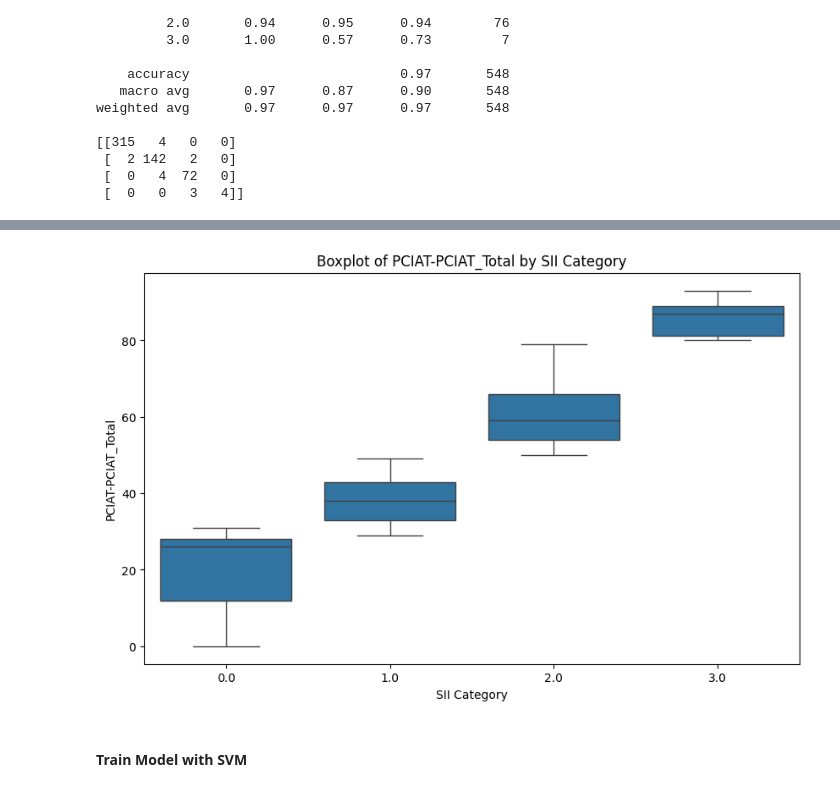
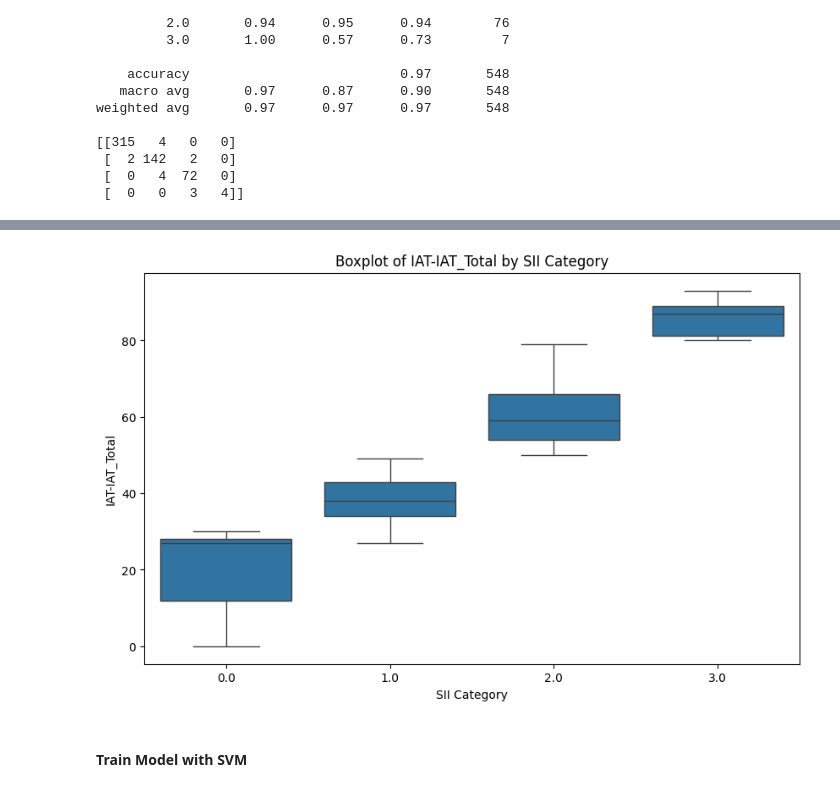
Before and after one commit to MufadhaTiohandra/skripsi, a Jupyter notebook: model.ipynb, the cells around one changed output, grey strips where cells are left out. Drawn from its saved outputs; the diff is of its cells as text; code cells hidden in the pictures.

Commit message:
adjust feature name and start import real data

```diff
--- a/model.ipynb
+++ b/model.ipynb
@@ -84,13 +84,13 @@ sii                                       0
 dtype: int64
 # %%
 plt.figure(figsize=(10,6))
-sns.boxplot(x='sii', y='PCIAT-PCIAT_Total', data=df)
-plt.title('Boxplot of PCIAT-PCIAT_Total by SII Category')
+sns.boxplot(x='sii', y='IAT-IAT_Total', data=df)
+plt.title('Boxplot of IAT-IAT_Total by SII Category')
 plt.xlabel('SII Category')
-plt.ylabel('PCIAT-PCIAT_Total')
+plt.ylabel('IAT-IAT_Total')
 plt.show()
 # %% [output]
-[figure, old version]
+[figure, new version]
 # %% [markdown]
 #### **Train Model with SVM**
 # %%
```
Also changed, not shown: parts of 2 cells of this notebook, 9 other files.
